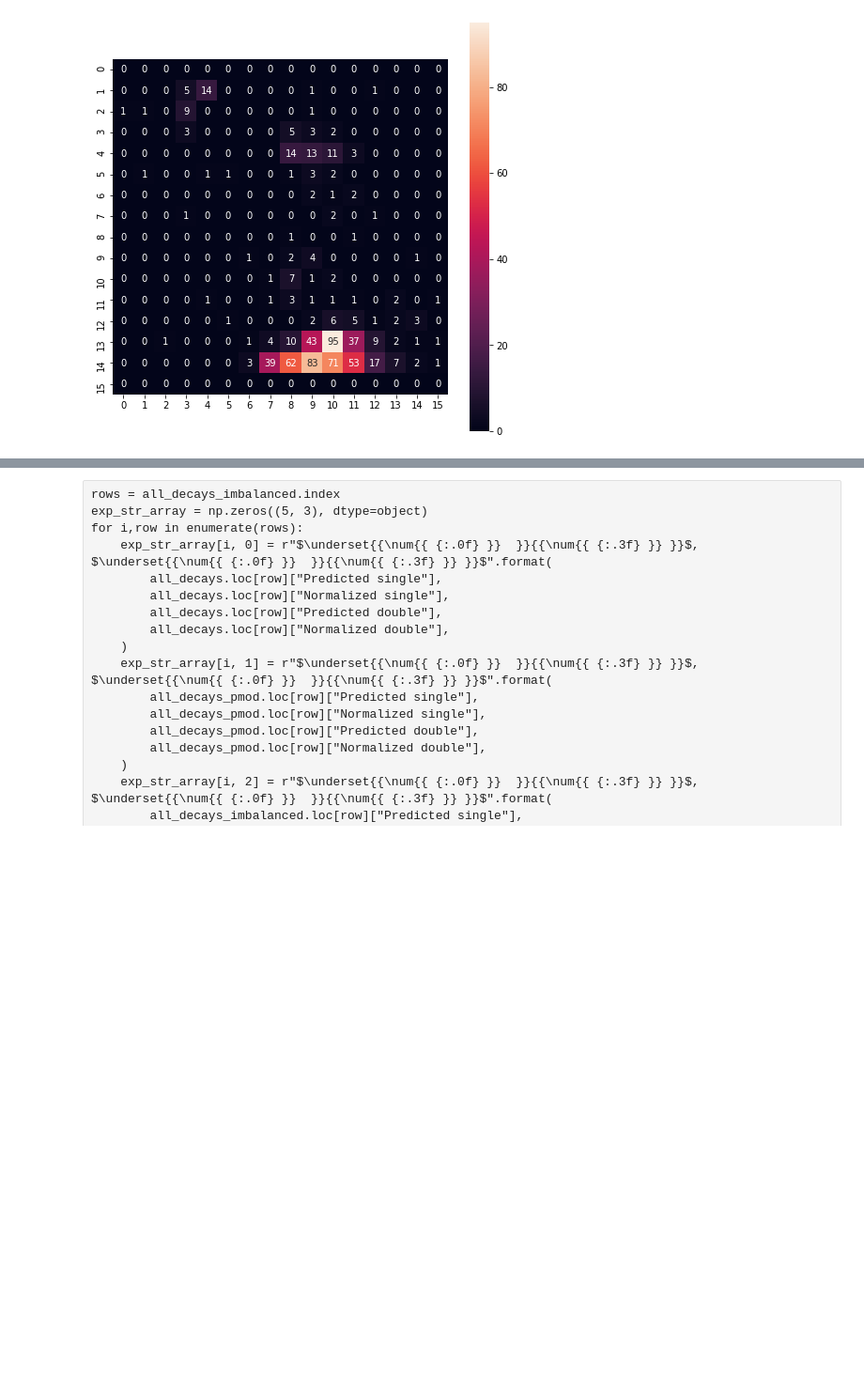
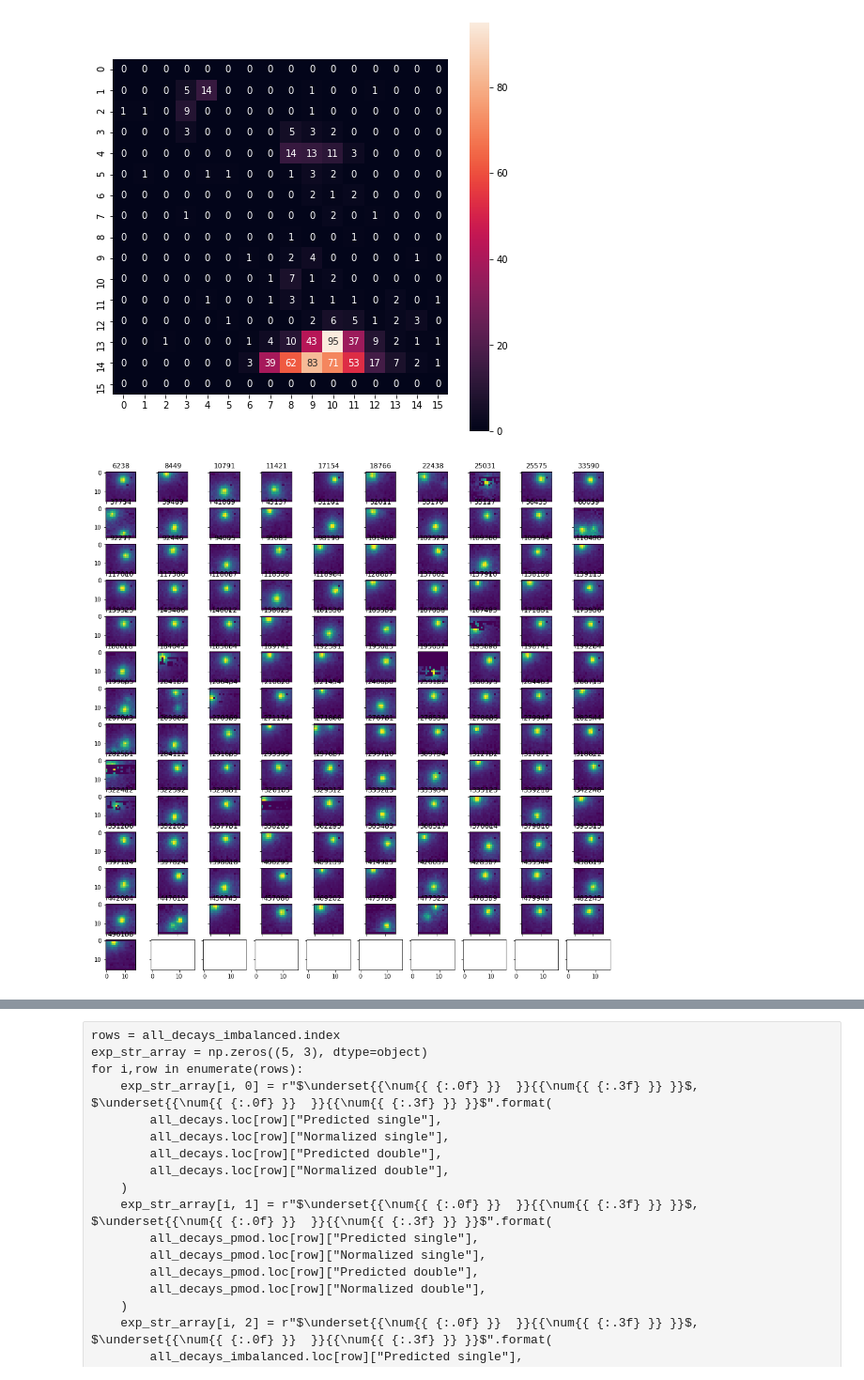
Before and after one commit to geirtul/master_analysis, a Jupyter notebook: notebooks/results/classification_experimental.ipynb, the cells around one changed output, grey strips where cells are left out. Shown: that part at 94% size. Saved outputs shown, nothing was run; the diff lists cells and outputs as text; code cells hidden in the pictures; blank space fills up the shorter version.

```diff
--- a/notebooks/results/classification_experimental.ipynb
+++ b/notebooks/results/classification_experimental.ipynb
@@ -611,8 +613,3 @@ for i, ev in enumerate(dense_doubles):
-# %%
-fig, ax = plt.subplots(20,5, figsize=(12,100))
-for i, ev in enumerate(pretrained_doubles):
-    ax.flatten()[i].imshow(images[events[ev]['image_idx']].reshape(16,16))
-    ax.flatten()[i].set_title(ev)
 # %% [markdown]
 # Check location of HIP for predicted doubles
 # %%
@@ -629,3 +626,18 @@ sns.heatmap(img.reshape(16,16), square=True, annot=True, fmt='d', ax=ax)
 # %% [output]
 <matplotlib.axes._subplots.AxesSubplot at 0x...>
 [figure]
+# %%
+# Plot pretrained doubles that do not have highest pixel in bottom.
+pretrained_maxpos_select = [i for i in range(len(maxpos_vect)) if maxpos_vect[i,1] < 12 and maxpos_vect[i,2] < 12]
+
+fig, ax = plt.subplots(14,10, figsize=(16,16), sharex=True, sharey=True)
+
+i = 0
+for idx in pretrained_maxpos_select:
+    img_id = pretrained_d_idx[idx]
+    img = images[img_id].reshape(16,16)
+    ax.flatten()[i-i0].imshow(img)
+    ax.flatten()[i-i0].set_title(img_id)
+    i += 1
+# %% [output]
+[figure, added]
```
Also changed, not shown: parts of 4 cells of this notebook, 1 other file.
